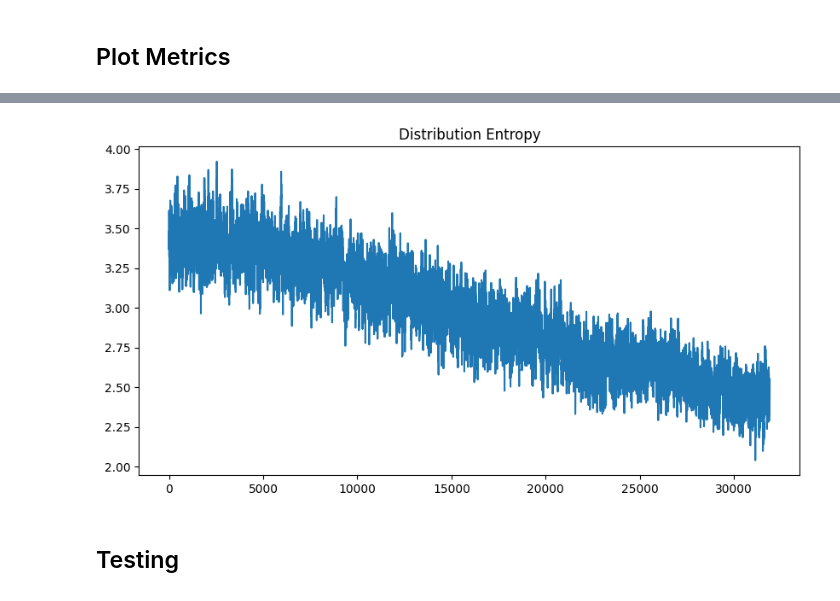
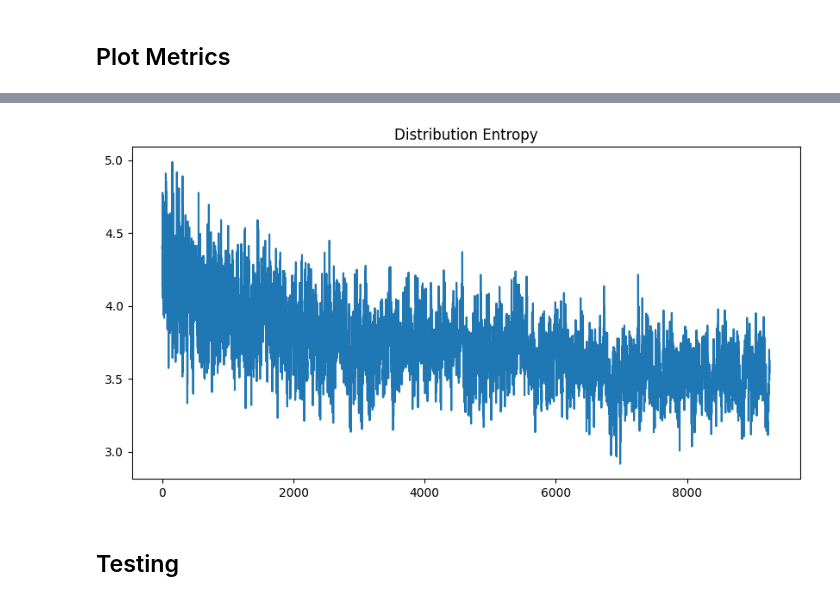
Before and after one commit to larek-tech/transformer-recsys, a Jupyter notebook: notebooks/Pytorch2_Transformer_Text_Generation.ipynb, the cells around one changed output, grey strips where cells are left out. Saved outputs shown, nothing was run; the diff lists cells and outputs as text; code cells hidden in the pictures.

Commit message:
embeds

```diff
--- a/notebooks/Pytorch2_Transformer_Text_Generation.ipynb
+++ b/notebooks/Pytorch2_Transformer_Text_Generation.ipynb
@@ -106,0 +162,2 @@ article_id_map
+# %%
+embedings_df[embedings_df["article_id"] == 0]["Embed_comb_text"][1000] = orthogonal_vectors[0]
@@ -106,0 +169,2 @@ article_id_map
+# %%
+embedings_df.loc[1000, "Embed_comb_text"] = orthogonal_vectors[0]
@@ -312,12 +431,11 @@ class Transformer(nn.Module):
     "Decoder-Only" Style Transformer with self-attention.
     """
 
-    def __init__(self, num_emb, hidden_size=128, num_layers=3, num_heads=4):
+    def __init__(self, num_emb, hidden_size=768, num_layers=3, num_heads=4):
         super(Transformer, self).__init__()
 
         # Token embeddings
-        self.embedding = nn.Embedding(num_emb, hidden_size)
-
+        self.embeddings_tensor = torch.tensor(embedings_df["Embed_comb_text"].values.tolist(), device='cuda')
         # Positional embeddings
         self.pos_emb = SinusoidalPosEmb(hidden_size)
 
@@ -330,17 +448,21 @@ class Transformer(nn.Module):
         self.fc_out = nn.Linear(hidden_size, num_emb)
 
     def forward(self, input_seq):
+        # reshape
+        # reshaped_tensor = input_seq.view(32, -1)
+
         # Mask for padding tokens
         input_key_mask = input_seq == 0
 
-        # Embedding input sequence
-        input_embs = self.embedding(input_seq)
-        bs, l, h = input_embs.shape
+        h = 768
+        bs, l = input_seq.shape
+
+        output_tensor = self.embeddings_tensor[input_seq]
 
         # Add positional embeddings to token embeddings
         seq_indx = torch.arange(l, device=input_seq.device)
         pos_emb = self.pos_emb(seq_indx).reshape(1, l, h).expand(bs, l, h)
-        embs = input_embs + pos_emb
+        embs = output_tensor + pos_emb
 
         # Pass through Transformer blocks
         for block in self.blocks:
@@ -355,7 +477,7 @@ class Transformer(nn.Module):
 device = torch.device("cuda" if torch.cuda.is_available() else 'cpu')
 
 # Embedding Size
-hidden_size = 256
+hidden_size = 768
 
 # Number of transformer blocks
 num_layers = 8
@@ -363,7 +485,7 @@ num_layers = 8
 # MultiheadAttention Heads
 num_heads = 8
 
-num_embeding = len(unique_articles) + 3
+num_embeding = 1003
 # Create model
 tf_generator = Transformer(num_emb=num_embeding, num_layers=num_layers,
                            hidden_size=hidden_size, num_heads=num_heads).to(device)
@@ -463,9 +583,9 @@ _ = plt.title("Training Loss")
 # %%
 _ = plt.figure(figsize=(10, 5))
-_ = plt.plot(entropy_logger[10000:])
+_ = plt.plot(entropy_logger[1000:])
 _ = plt.title("Distribution Entropy")
 # %% [output]
-[figure, old version]
+[figure, new version]
 # %% [markdown]
 ## Testing
 # %%
```
Also changed, not shown: parts of 20 cells of this notebook, 1 other file.
